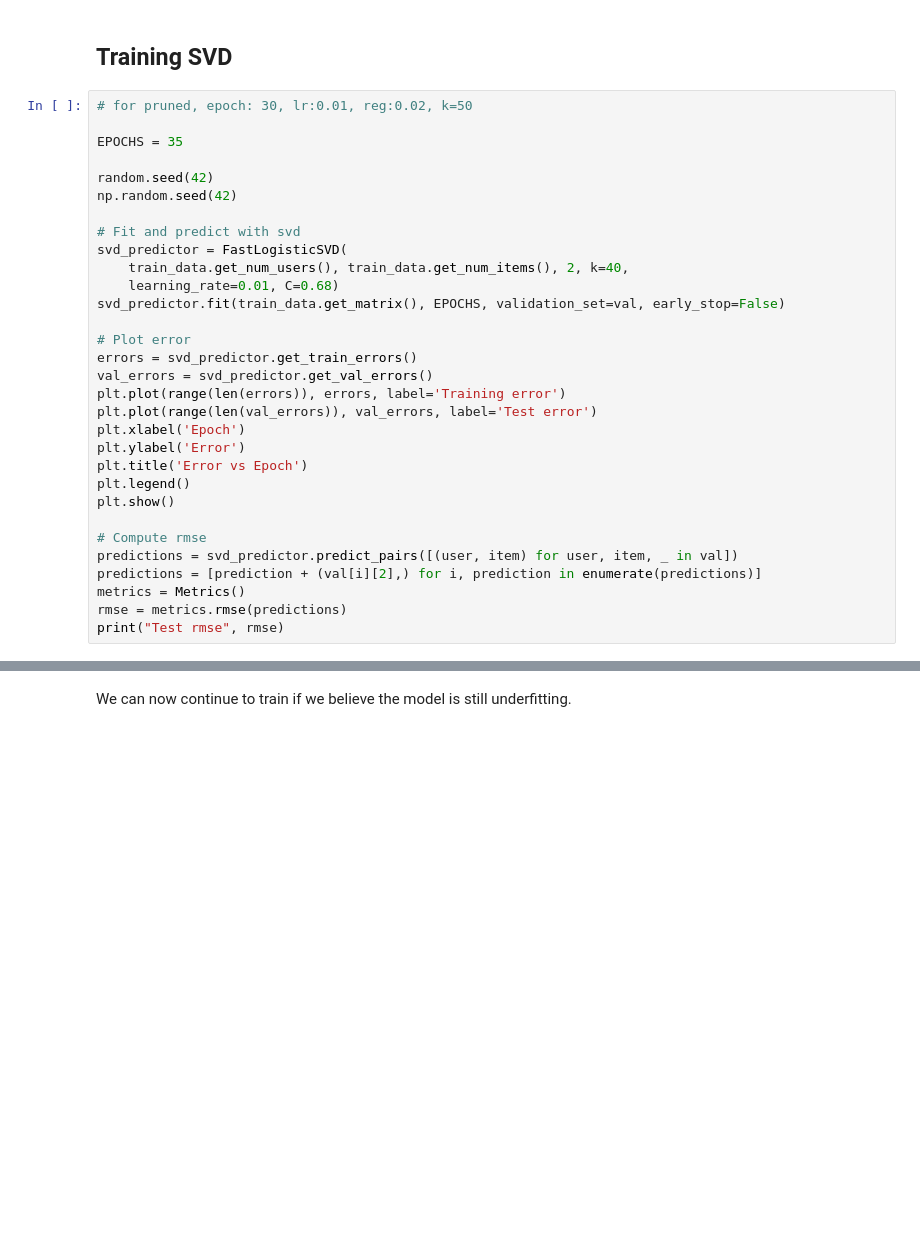
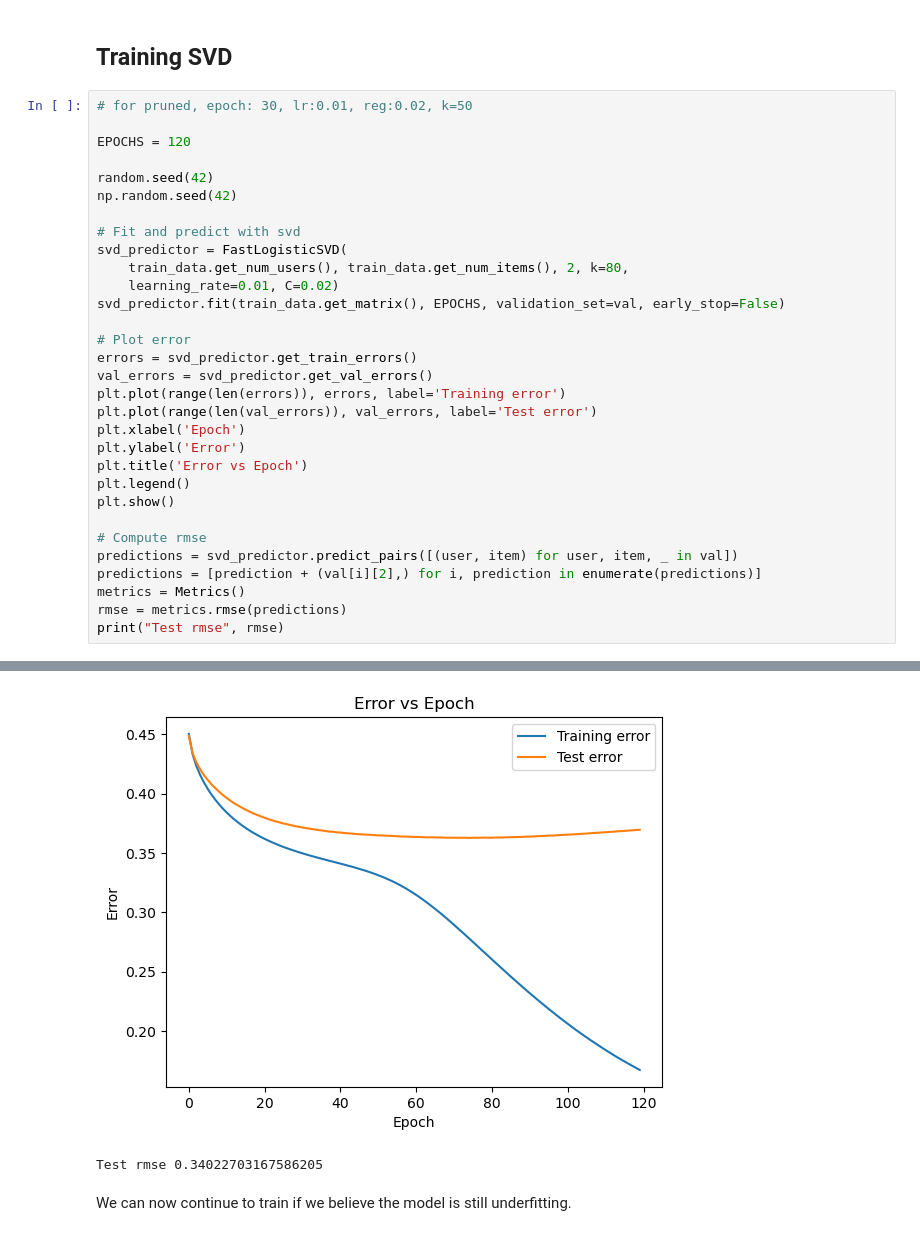
Before and after one commit to MitchellJC/game-rec, a Jupyter notebook: model.ipynb, the cells around one changed output, grey strips where cells are left out. Cells and saved outputs as stored; diff of their text form; blank space fills up the shorter version.

```diff
--- a/model.ipynb
+++ b/model.ipynb
@@ -91,15 +107,15 @@ This was used as a postprocessing step after using item-knn for candidate genera
 # %%
 # for pruned, epoch: 30, lr:0.01, reg:0.02, k=50
 
-EPOCHS = 35
+EPOCHS = 120
 
 random.seed(42)
 np.random.seed(42)
 
 # Fit and predict with svd
 svd_predictor = FastLogisticSVD(
-    train_data.get_num_users(), train_data.get_num_items(), 2, k=40,
-    learning_rate=0.01, C=0.68)
+    train_data.get_num_users(), train_data.get_num_items(), 2, k=80,
+    learning_rate=0.01, C=0.02)
 svd_predictor.fit(train_data.get_matrix(), EPOCHS, validation_set=val, early_stop=False)
 
 # Plot error
@@ -127,3 +156,5 @@ Epoch 3/Training error: 0.4232642095214551/Validation error: 0.4286637518240874/
+[figure, added]
+Test rmse 0.34022703167586205
 # %% [markdown]
 We can now continue to train if we believe the model is still underfitting.
 # %%
```
Also changed, not shown: parts of 17 cells of this notebook, 2 other files.
